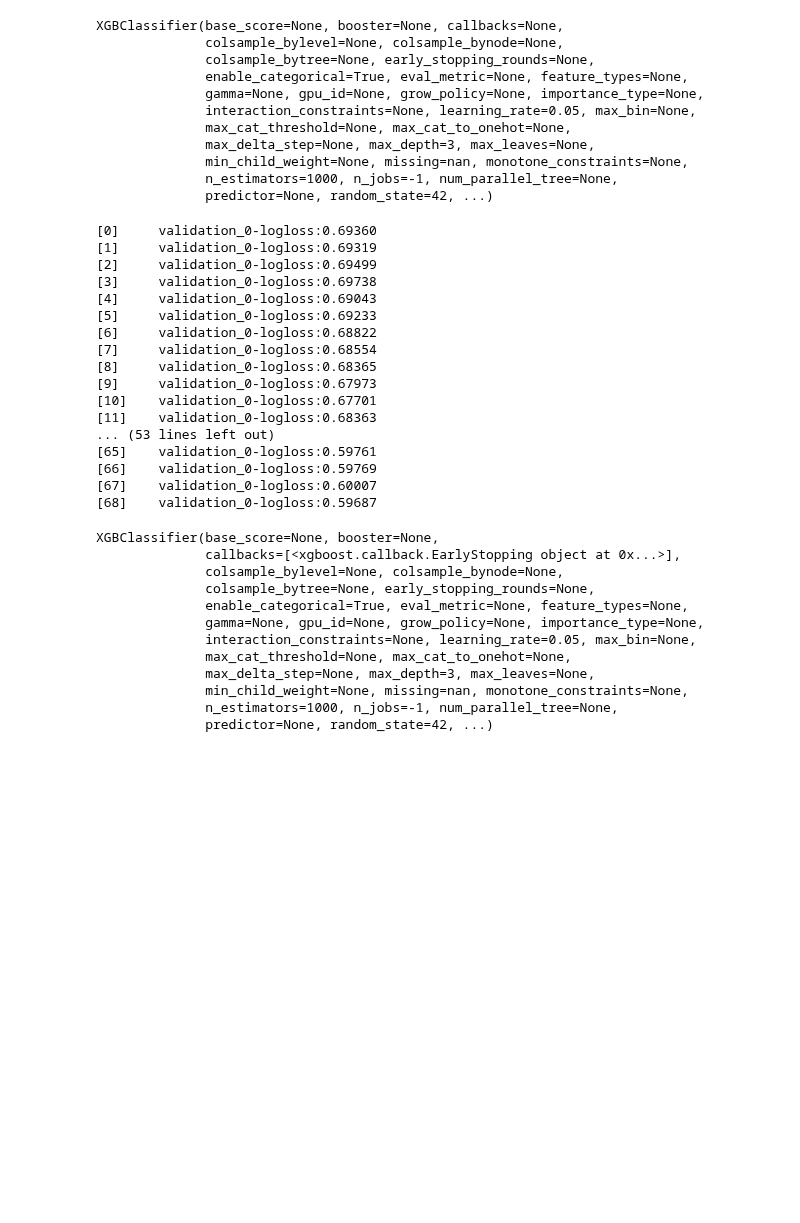
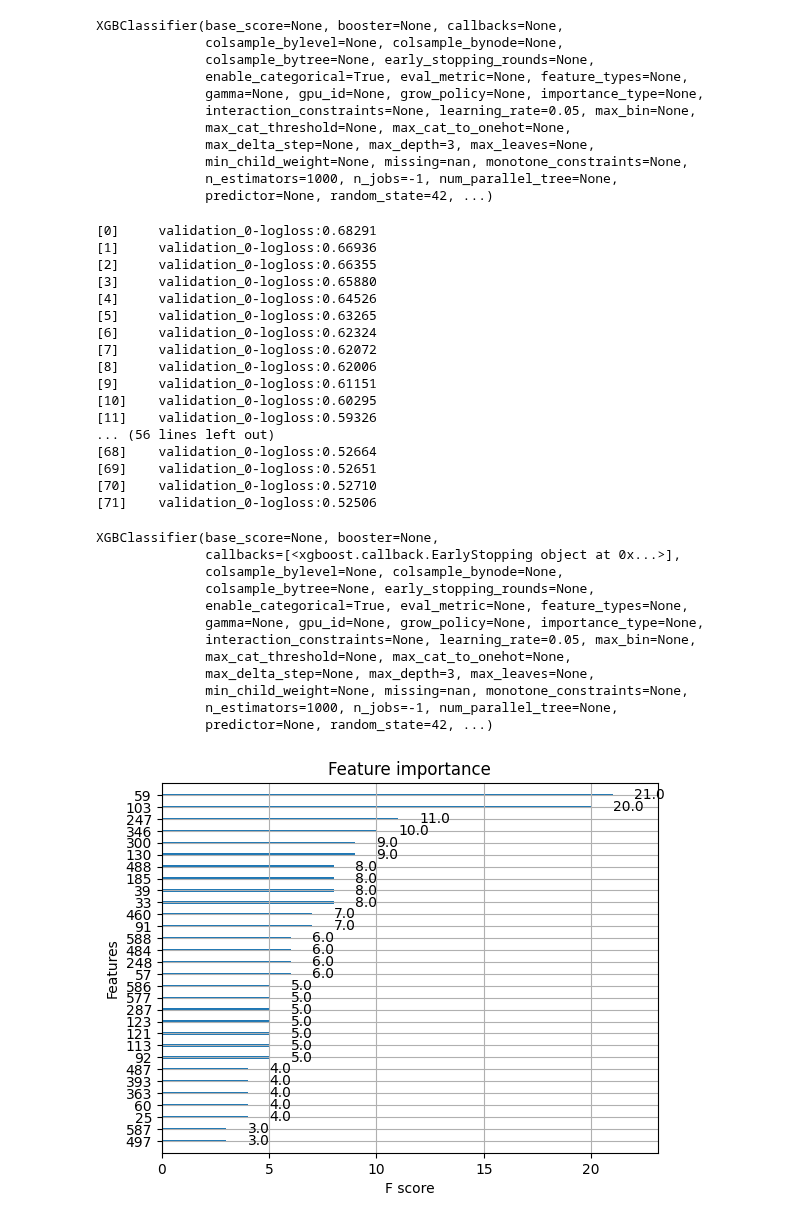
Before and after one commit to corazzon/KaggleStruggle, a Jupyter notebook: uci-secom/secom-xgb.ipynb, the cells around one changed output. Saved outputs shown, nothing was run; the diff lists cells and outputs as text; code cells hidden in the pictures; blank space fills up the shorter version.

Commit message:
add feature importance

```diff
--- a/uci-secom/secom-xgb.ipynb
+++ b/uci-secom/secom-xgb.ipynb
@@ -76,8 +81,3 @@ from sklearn.model_selection import train_test_split
 
 X_train, X_valid, y_train, y_valid = train_test_split(
     X, y, stratify=y, test_size=0.1, random_state=42)
-# %%
-cat_col = X.select_dtypes(exclude="number").columns
-print(cat_col)
-X_train[cat_col] = X_train[cat_col].astype("category")
-X_valid[cat_col] = X_valid[cat_col].astype("category")
@@ -121,23 +119,23 @@ model_xgb.set_params(callbacks=[xgb.callback.EarlyStopping(rounds=20, save_best=
 model_xgb.fit(X_train, y_train,
               eval_set=[(X_valid, y_valid)])
 # %% [output]
-[0]     validation_0-logloss:0.69360
-[1]     validation_0-logloss:0.69319
-[2]     validation_0-logloss:0.69499
-[3]     validation_0-logloss:0.69738
-[4]     validation_0-logloss:0.69043
-[5]     validation_0-logloss:0.69233
-[6]     validation_0-logloss:0.68822
-[7]     validation_0-logloss:0.68554
-[8]     validation_0-logloss:0.68365
-[9]     validation_0-logloss:0.67973
-[10]    validation_0-logloss:0.67701
-[11]    validation_0-logloss:0.68363
-... (53 lines left out)
-[65]    validation_0-logloss:0.59761
-[66]    validation_0-logloss:0.59769
-[67]    validation_0-logloss:0.60007
-[68]    validation_0-logloss:0.59687
+[0]     validation_0-logloss:0.68291
+[1]     validation_0-logloss:0.66936
+[2]     validation_0-logloss:0.66355
+[3]     validation_0-logloss:0.65880
+[4]     validation_0-logloss:0.64526
+[5]     validation_0-logloss:0.63265
+[6]     validation_0-logloss:0.62324
+[7]     validation_0-logloss:0.62072
+[8]     validation_0-logloss:0.62006
+[9]     validation_0-logloss:0.61151
+[10]    validation_0-logloss:0.60295
+[11]    validation_0-logloss:0.59326
+... (56 lines left out)
+[68]    validation_0-logloss:0.52664
+[69]    validation_0-logloss:0.52651
+[70]    validation_0-logloss:0.52710
+[71]    validation_0-logloss:0.52506
 XGBClassifier(base_score=None, booster=None,
               callbacks=[<xgboost.callback.EarlyStopping object at 0x...>],
               colsample_bylevel=None, colsample_bynode=None,
@@ -150,3 +148,7 @@ XGBClassifier(base_score=None, booster=None,
               min_child_weight=None, missing=nan, monotone_constraints=None,
               n_estimators=1000, n_jobs=-1, num_parallel_tree=None,
               predictor=None, random_state=42, ...)
+# %%
+xgb.plot_importance(model_xgb, max_num_features=30);
+# %% [output]
+[figure, added]
```
Also changed, not shown: parts of 4 cells of this notebook.
